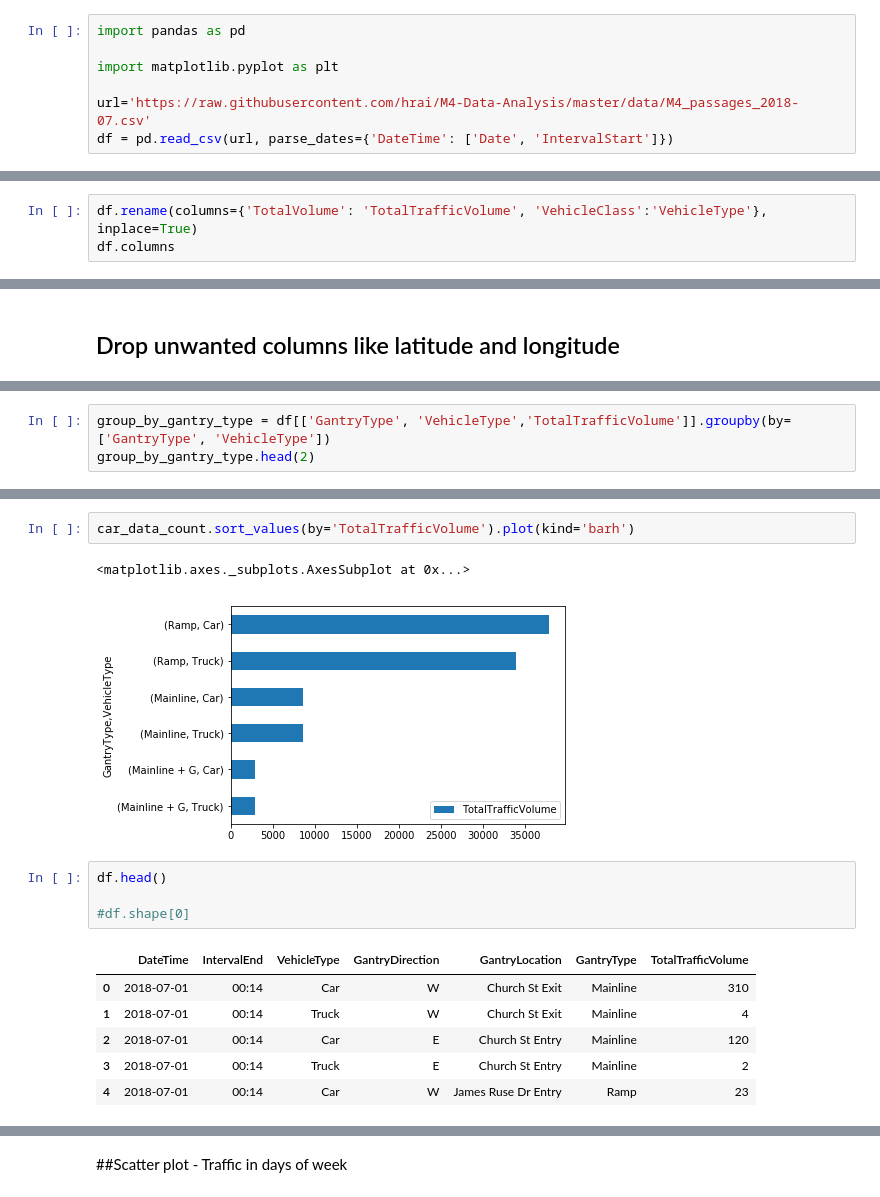
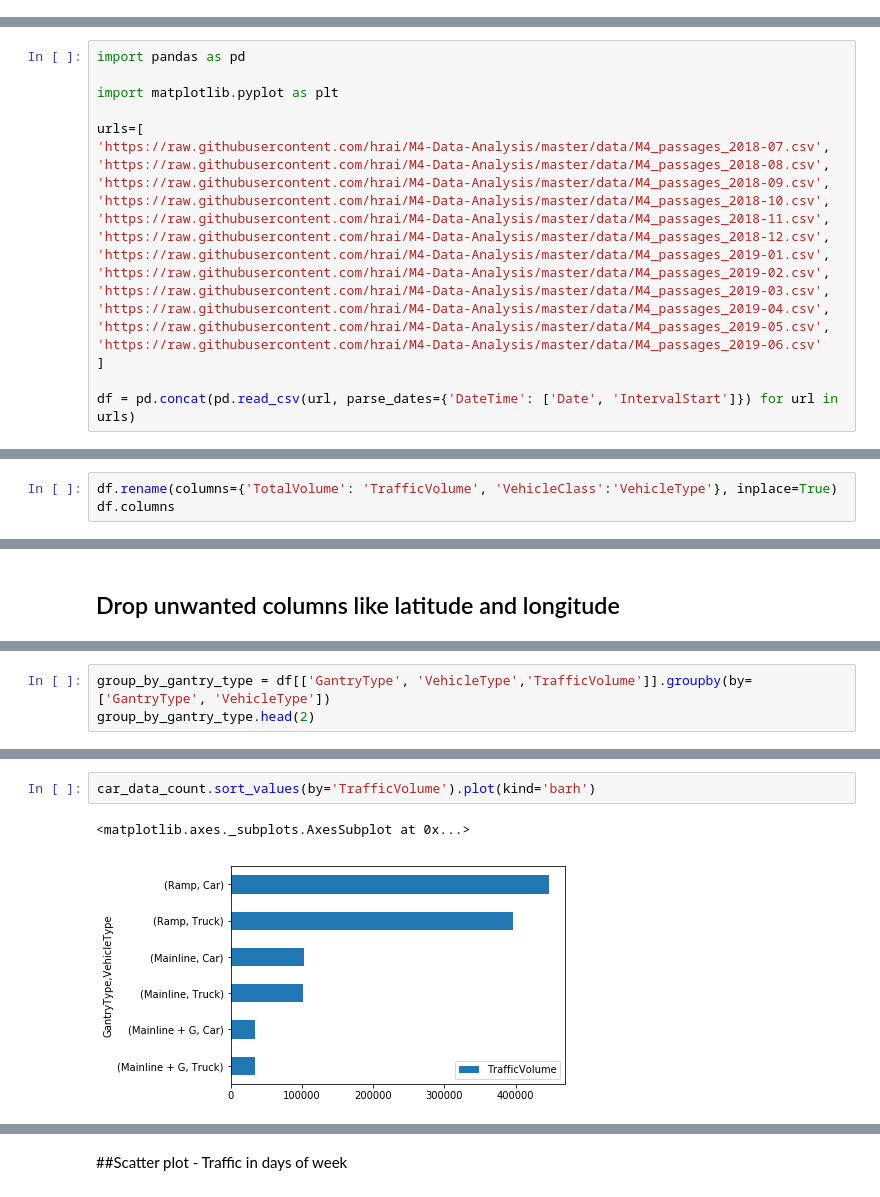
Before and after one commit to hrai/-M4-Data-Analysis, a Jupyter notebook: Assignment_2.ipynb, the cells around one changed output, grey strips where cells are left out. Saved outputs shown, nothing was run; the diff lists cells and outputs as text.

```diff
--- a/Assignment_2.ipynb
+++ b/Assignment_2.ipynb
@@ -1,9 +1,2 @@
 # %% [markdown]
 <a href="https://colab.research.google.com/github/hrai/M4-Data-Analysis/blob/master/Assignment_2.ipynb" target="_parent"><img src="https://colab.research.google.com/assets/colab-badge.svg" alt="Open In Colab"/></a>
-# %%
-import pandas as pd
-
-import matplotlib.pyplot as plt
-
-url='https://raw.githubusercontent.com/hrai/M4-Data-Analysis/master/data/M4_passages_2018-07.csv'
-df = pd.read_csv(url, parse_dates={'DateTime': ['Date', 'IntervalStart']})
@@ -10,3 +5,24 @@ df = pd.read_csv(url, parse_dates={'DateTime': ['Date', 'IntervalStart']})
+# %%
+import pandas as pd
+
+import matplotlib.pyplot as plt
+
+urls=[
+'https://raw.githubusercontent.com/hrai/M4-Data-Analysis/master/data/M4_passages_2018-07.csv',
+'https://raw.githubusercontent.com/hrai/M4-Data-Analysis/master/data/M4_passages_2018-08.csv',
+'https://raw.githubusercontent.com/hrai/M4-Data-Analysis/master/data/M4_passages_2018-09.csv',
+'https://raw.githubusercontent.com/hrai/M4-Data-Analysis/master/data/M4_passages_2018-10.csv',
+'https://raw.githubusercontent.com/hrai/M4-Data-Analysis/master/data/M4_passages_2018-11.csv',
+'https://raw.githubusercontent.com/hrai/M4-Data-Analysis/master/data/M4_passages_2018-12.csv',
+'https://raw.githubusercontent.com/hrai/M4-Data-Analysis/master/data/M4_passages_2019-01.csv',
+'https://raw.githubusercontent.com/hrai/M4-Data-Analysis/master/data/M4_passages_2019-02.csv',
+'https://raw.githubusercontent.com/hrai/M4-Data-Analysis/master/data/M4_passages_2019-03.csv',
+'https://raw.githubusercontent.com/hrai/M4-Data-Analysis/master/data/M4_passages_2019-04.csv',
+'https://raw.githubusercontent.com/hrai/M4-Data-Analysis/master/data/M4_passages_2019-05.csv',
+'https://raw.githubusercontent.com/hrai/M4-Data-Analysis/master/data/M4_passages_2019-06.csv'
+]
+
+df = pd.concat(pd.read_csv(url, parse_dates={'DateTime': ['Date', 'IntervalStart']}) for url in urls)
 # %%
 count_row,count_col=df.shape
 
@@ -59,7 +75,7 @@ False
 # %% [markdown]
 ## Rename column
 # %%
-df.rename(columns={'TotalVolume': 'TotalTrafficVolume', 'VehicleClass':'VehicleType'}, inplace=True)
+df.rename(columns={'TotalVolume': 'TrafficVolume', 'VehicleClass':'VehicleType'}, inplace=True)
 df.columns
 # %% [output]
 Index(['DateTime', 'AssetID', 'FinancialQtrID', 'IntervalEnd', 'Version',
@@ -154,4 +190,4 @@ array(['Mainline', 'Ramp', 'Mainline + G'], dtype=object)
 # %%
-group_by_gantry_type = df[['GantryType', 'VehicleType','TotalTrafficVolume']].groupby(by=['GantryType', 'VehicleType'])
+group_by_gantry_type = df[['GantryType', 'VehicleType','TrafficVolume']].groupby(by=['GantryType', 'VehicleType'])
 group_by_gantry_type.head(2)
 # %% [output]
@@ -200,19 +236,8 @@ Ramp         Car                       37943
 # %%
-car_data_count.sort_values(by='TotalTrafficVolume').plot(kind='barh')
+car_data_count.sort_values(by='TrafficVolume').plot(kind='barh')
 # %% [output]
 <matplotlib.axes._subplots.AxesSubplot at 0x...>
-[figure, old version]
+[figure, new version]
-# %%
-df.head()
-
-#df.shape[0]
-# %% [output]
-|  | DateTime | IntervalEnd | VehicleType | GantryDirection | GantryLocation | GantryType | TotalTrafficVolume |
-| 0 | 2018-07-01 | 00:14 | Car | W | Church St Exit | Mainline | 310 |
-| 1 | 2018-07-01 | 00:14 | Truck | W | Church St Exit | Mainline | 4 |
-| 2 | 2018-07-01 | 00:14 | Car | E | Church St Entry | Mainline | 120 |
-| 3 | 2018-07-01 | 00:14 | Truck | E | Church St Entry | Mainline | 2 |
-| 4 | 2018-07-01 | 00:14 | Car | W | James Ruse Dr Entry | Ramp | 23 |
 # %%
 
 # Draw Plot
```
Also changed, not shown: parts of 24 cells of this notebook.
